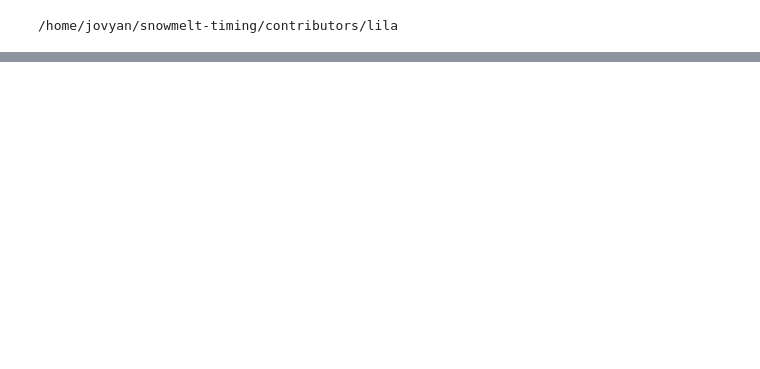
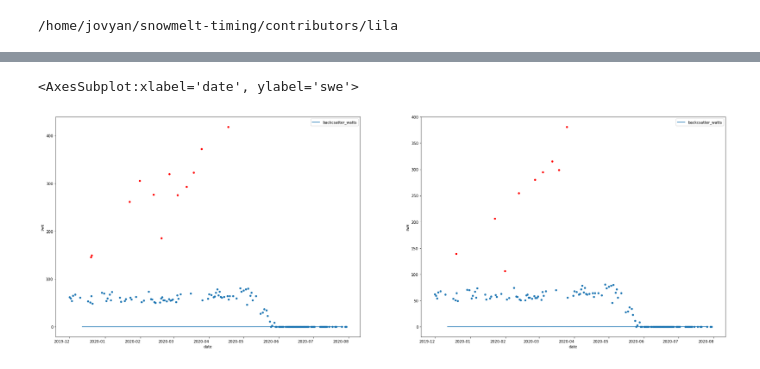
Before and after one commit to snowex-hackweek/snowmelt-timing, a Jupyter notebook: contributors/lila/lila_modis_notebook.ipynb, the cells around one changed output, grey strips where cells are left out. Drawn from its saved outputs; the diff is of its cells as text; code cells hidden in the pictures; blank space fills up the shorter version.

```diff
--- a/contributors/lila/lila_modis_notebook.ipynb
+++ b/contributors/lila/lila_modis_notebook.ipynb
@@ -19,6 +48,6 @@ skyway_modis_filename = "../../modis/skyway_fsca.csv"
 mesa_west_sentinel_open_filename = "../../sentinel/Mesa West Open.csv"
 mesa_west_sentinel_trees_filename = "../../sentinel/Mesa West Trees.csv"
 county_line_sentinel_open_filename = "../../sentinel/County Line Open.csv"
-county_line_sentinel_trees_filename = "../../sentinel/County Line Trees.csv"
+county_line_sentinel_trees_filename = "../../sentinel/County Line Tree.csv"
 skyway_sentinel_open_filename = "../../sentinel/Skyway Open.csv"
-skyway_sentinel_trees_filename = "../../sentinel/Skyway Trees.csv"
+skyway_sentinel_trees_filename = "../../sentinel/Skyway Tree.csv"
@@ -55,0 +185,15 @@ skyway.plot.scatter(ax=axes[2], x='date', y='NDSI_Snow_Cover')
+# %%
+#plot county line
+
+fig, axes = plt.subplots(nrows=1, ncols=2, figsize=(32, 12), sharex=False)
+
+county_line_modis.plot.scatter(ax=axes[0], x='date', y='NDSI_Snow_Cover')
+county_line_sentinel_open.plot(ax=axes[0], x='date', y='backcsatter_watts')
+county_line_snowpits_open.plot.scatter(ax=axes[0], x='date', y='swe', c='r')
+
+county_line_modis.plot.scatter(ax=axes[1], x='date', y='NDSI_Snow_Cover')
+county_line_sentinel_trees.plot(ax=axes[1], x='date', y='backcsatter_watts')
+county_line_snowpits_trees.plot.scatter(ax=axes[1], x='date', y='swe', c='r')
+# %% [output]
+<AxesSubplot:xlabel='date', ylabel='swe'>
+[figure, added]
```
Also changed, not shown: parts of 14 cells of this notebook.
